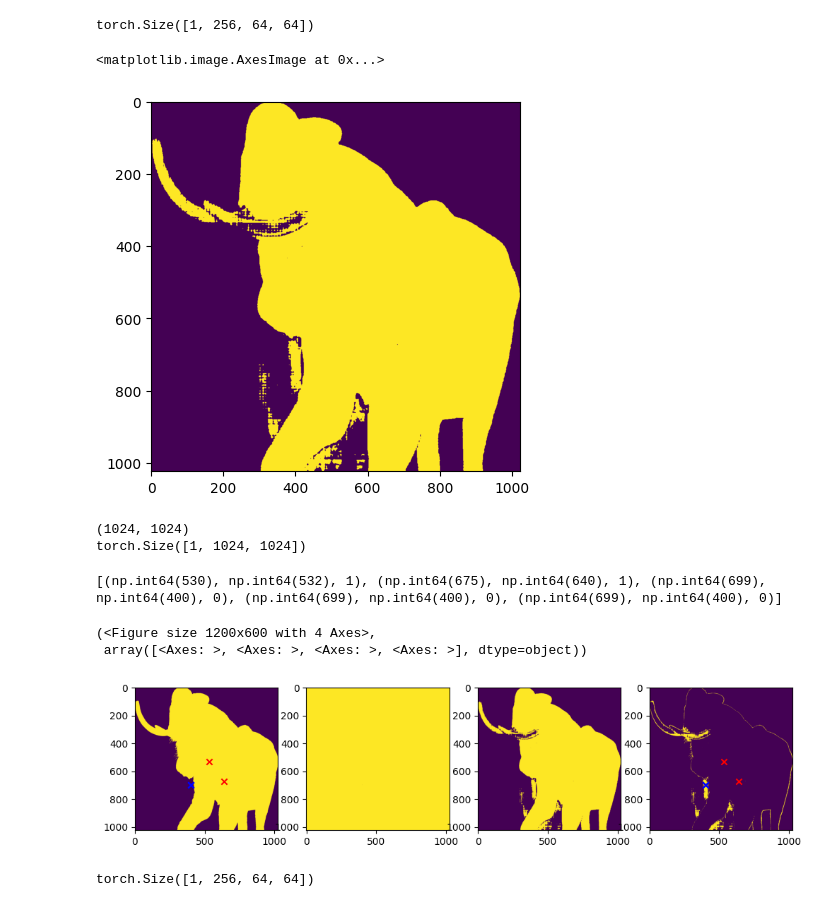
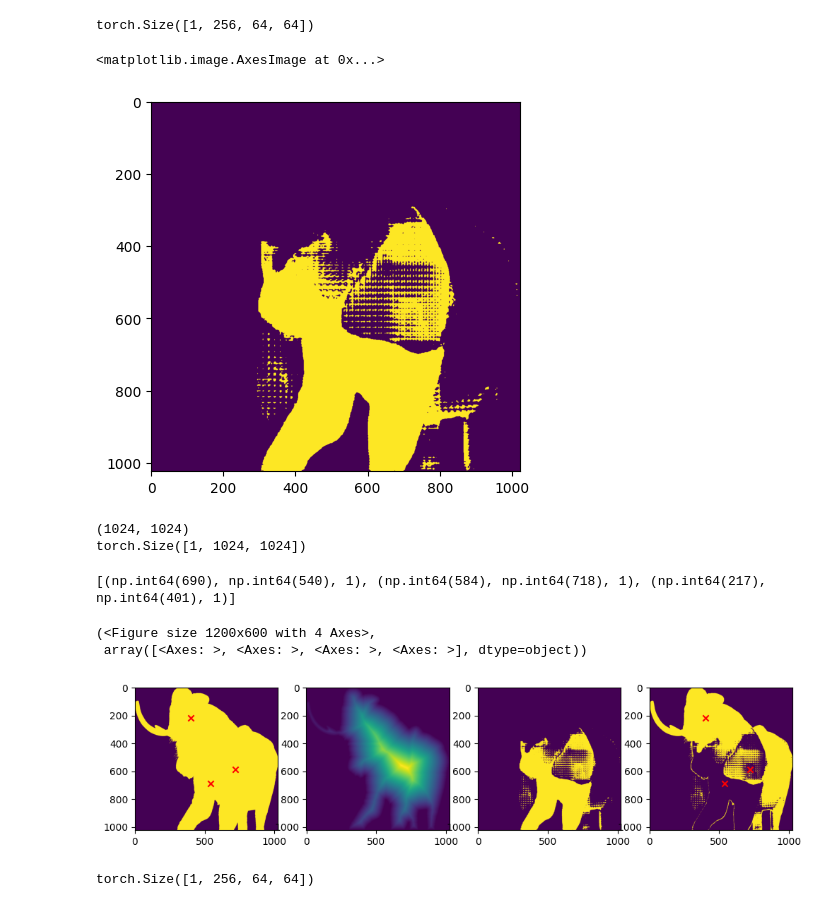
Before and after one commit to fpg2012/maskvar, a Jupyter notebook: notebooks/test_sam.ipynb, the cells around one changed output. Saved outputs shown, nothing was run; the diff lists cells and outputs as text; code cells hidden in the pictures.

Commit message:
test mobilesam

```diff
--- a/notebooks/test_sam.ipynb
+++ b/notebooks/test_sam.ipynb
@@ -13,7 +11,14 @@ from maskvar.sam_predictor import SamPredictor
+# %%
+def build_sam():
+    sam = sam_model_registry["vit_b"]("../ckpt/sam_vit_b_01ec64.pth")
+    return sam.eval()
+
+def build_mobile_sam():
+    sam = sam_model_registry["vit_t"]("../ckpt/mobile_sam.pt")
+    return sam.eval()
 # %%
-build_sam = sam_model_registry["vit_b"]
-sam = build_sam('../ckpt/sam_vit_b_01ec64.pth')
-sam = sam.eval()
+# sam = build_sam()
+sam = build_mobile_sam()
 # %%
 def sam_forward(sam: Sam, image, click_list, prev_mask=None, device='cpu'):
     image_encoder: SamImageEncoder = sam.image_encoder
@@ -121,7 +126,7 @@ pred_mask = high_res_mask[0].detach().cpu().numpy() > 0
 plt.imshow(pred_mask)
 # %% [output]
 <matplotlib.image.AxesImage at 0x...>
-[figure, old version]
+[figure, new version]
 # %%
 print(pred_mask.shape)
 print(gt_mask.shape)
@@ -138,13 +143,13 @@ _, new_clk_list, not_clicked_map  = predict_next_click(
 # %%
 print(new_clk_list)
 # %% [output]
-[(np.int64(530), np.int64(532), 1), (np.int64(675), np.int64(640), 1), (np.int64(699), np.int64(400), 0), (np.int64(699), np.int64(400), 0), (np.int64(699), np.int64(400), 0)]
+[(np.int64(690), np.int64(540), 1), (np.int64(584), np.int64(718), 1), (np.int64(217), np.int64(401), 1)]
 # %%
-plot_mask_clicks(gt_mask[0], dt2, new_clk_list, pred_mask)
+plot_mask_clicks(gt_mask[0], dt, new_clk_list, pred_mask)
 # %% [output]
 (<Figure size 1200x600 with 4 Axes>,
  array([<Axes: >, <Axes: >, <Axes: >, <Axes: >], dtype=object))
-[figure, old version]
+[figure, new version]
 # %%
 masks2, image_embedding2 = sam_forward(sam, image, new_clk_list, prev_mask=prev_mask, device='cuda')
 # %% [output]
```
Also changed, not shown: parts of 3 cells of this notebook, 3 other files.
